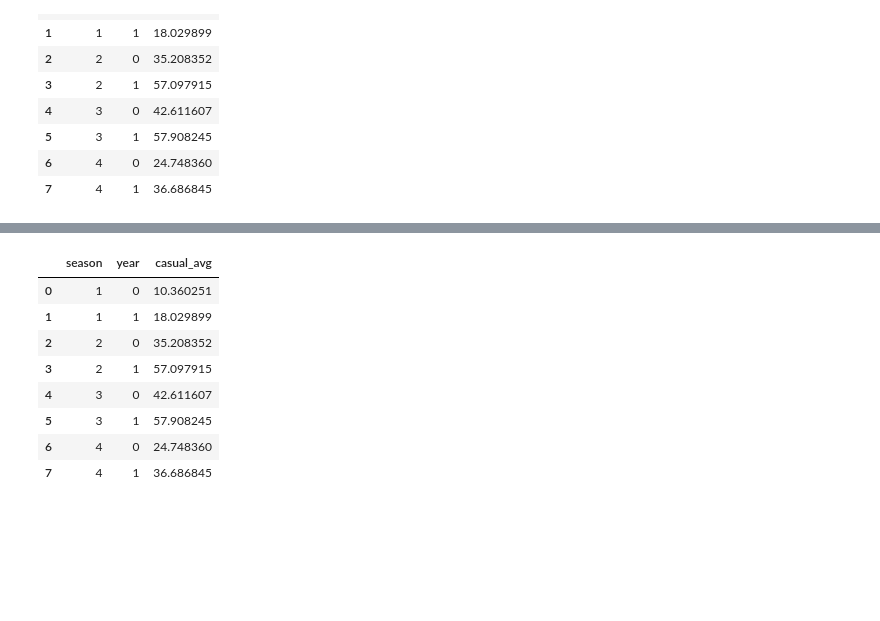
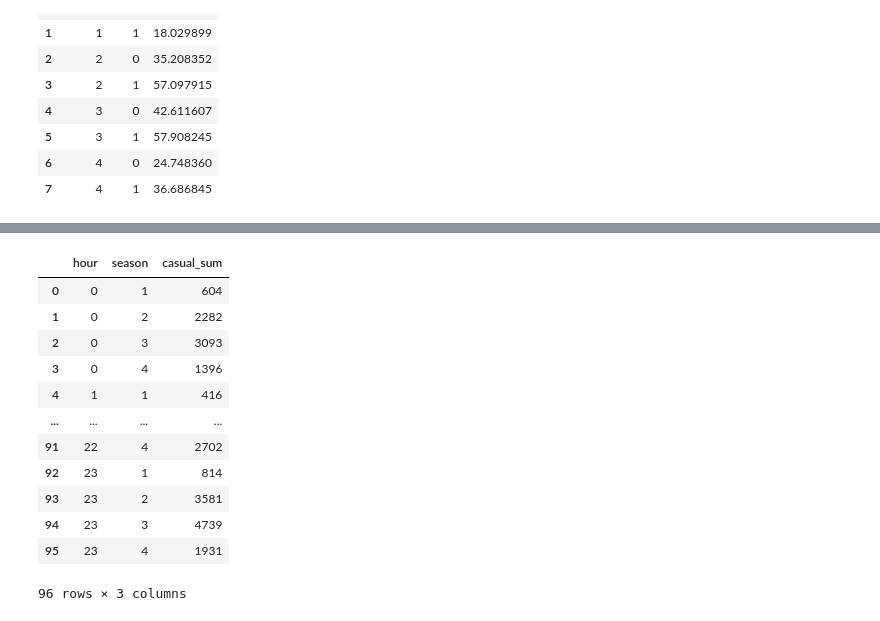
Before and after one commit to mizanulridhoaohana/EDA-using-streamlit, a Jupyter notebook: EDA_Bike_Sharing.ipynb, the cells around one changed output, grey strips where cells are left out. Saved outputs shown, nothing was run; the diff lists cells and outputs as text; code cells hidden in the pictures; blank space fills up the shorter version.

```diff
--- a/EDA_Bike_Sharing.ipynb
+++ b/EDA_Bike_Sharing.ipynb
@@ -189,14 +239,19 @@ df_casual_avg
 # %%
-df_casual_avg = hour_df.groupby(['season', 'year']).agg({'casual': 'mean'}).reset_index()
-df_casual_avg.rename(columns={'casual': 'casual_avg'}, inplace=True)
-df_casual_avg
+
+df_casual_hour_season = hour_df.groupby(['hour', 'season']).agg({'casual': 'sum'}).reset_index()
+df_casual_hour_season.rename(columns={'casual': 'casual_sum'}, inplace=True)
+df_casual_hour_season
 # %% [output]
-|  | season | year | casual_avg |
-| 0 | 1 | 0 | 10.360251 |
-| 1 | 1 | 1 | 18.029899 |
-| 2 | 2 | 0 | 35.208352 |
-| 3 | 2 | 1 | 57.097915 |
-| 4 | 3 | 0 | 42.611607 |
-| 5 | 3 | 1 | 57.908245 |
-| 6 | 4 | 0 | 24.748360 |
-| 7 | 4 | 1 | 36.686845 |
+|  | hour | season | casual_sum |
+| 0 | 0 | 1 | 604 |
+| 1 | 0 | 2 | 2282 |
+| 2 | 0 | 3 | 3093 |
+| 3 | 0 | 4 | 1396 |
+| 4 | 1 | 1 | 416 |
+| ... | ... | ... | ... |
+| 91 | 22 | 4 | 2702 |
+| 92 | 23 | 1 | 814 |
+| 93 | 23 | 2 | 3581 |
+| 94 | 23 | 3 | 4739 |
+| 95 | 23 | 4 | 1931 |
+96 rows × 3 columns
```
Also changed, not shown: parts of 13 cells of this notebook.
